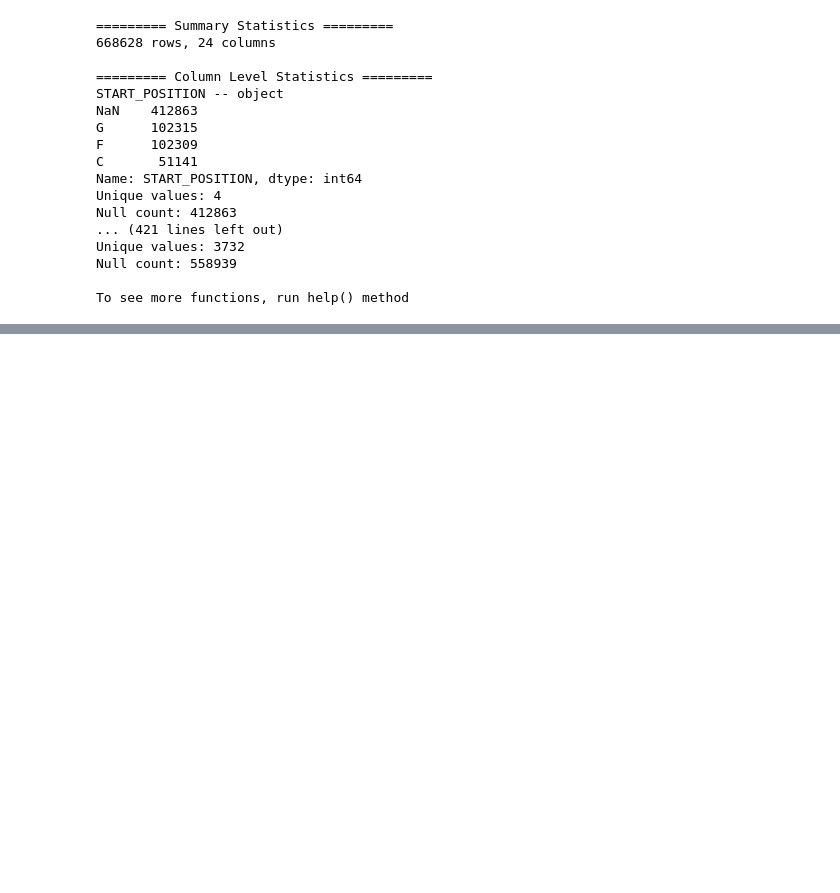
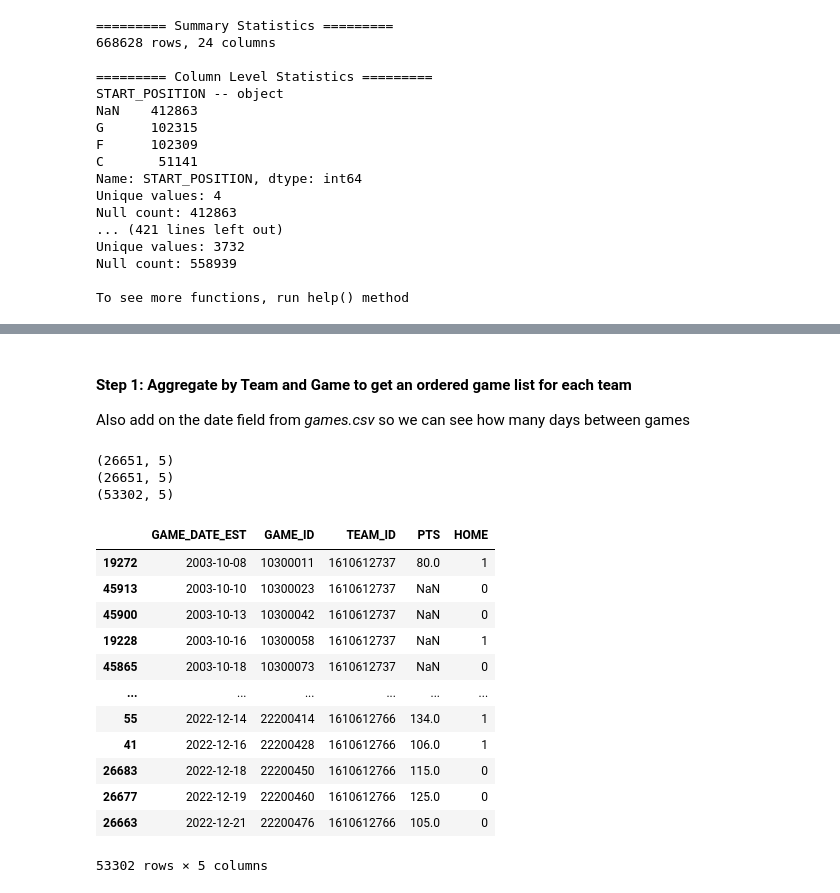
Before and after one commit to brownbrandon272/basketball, a Jupyter notebook: scripts/detail_explore.ipynb, the cells around one changed output, grey strips where cells are left out. Saved outputs shown, nothing was run; the diff lists cells and outputs as text; code cells hidden in the pictures; blank space fills up the shorter version.

```diff
--- a/scripts/detail_explore.ipynb
+++ b/scripts/detail_explore.ipynb
@@ -23 +23,4 @@ display(df_game_detail.sample(5))
 5 rows × 29 columns
+# %%
+df_games = pd.read_csv(data_path + 'games.csv')
+display(df_games.sample(5))
@@ -264,0 +295,34 @@ explore2.
+# %% [markdown]
+#### Step 1: Aggregate by Team and Game to get an ordered game list for each team
+Also add on the date field from *games.csv* so we can see how many days between games
+# %%
+df_gamedays_home = df_games[['GAME_DATE_EST', 'GAME_ID', 'HOME_TEAM_ID', 'PTS_home']].copy()
+df_gamedays_home.columns = ['GAME_DATE_EST', 'GAME_ID', 'TEAM_ID', 'PTS']
+df_gamedays_home['HOME'] = 1
+print(df_gamedays_home.shape)
+
+df_gamedays_away = df_games[['GAME_DATE_EST', 'GAME_ID', 'VISITOR_TEAM_ID', 'PTS_away']].copy()
+df_gamedays_away.columns = ['GAME_DATE_EST', 'GAME_ID', 'TEAM_ID', 'PTS']
+df_gamedays_away['HOME'] = 0
+print(df_gamedays_away.shape)
+
+df_gamedays = pd.concat([df_gamedays_home, df_gamedays_away], axis=0, ignore_index=True, sort=False).sort_values(by=['TEAM_ID', 'GAME_DATE_EST'])
+print(df_gamedays.shape)
+display(df_gamedays)
+# %% [output]
+(26651, 5)
+(26651, 5)
+(53302, 5)
+|  | GAME_DATE_EST | GAME_ID | TEAM_ID | PTS | HOME |
+| 19272 | 2003-10-08 | 10300011 | 1610612737 | 80.0 | 1 |
+| 45913 | 2003-10-10 | 10300023 | 1610612737 | NaN | 0 |
+| 45900 | 2003-10-13 | 10300042 | 1610612737 | NaN | 0 |
+| 19228 | 2003-10-16 | 10300058 | 1610612737 | NaN | 1 |
+| 45865 | 2003-10-18 | 10300073 | 1610612737 | NaN | 0 |
+| ... | ... | ... | ... | ... | ... |
+| 55 | 2022-12-14 | 22200414 | 1610612766 | 134.0 | 1 |
+| 41 | 2022-12-16 | 22200428 | 1610612766 | 106.0 | 1 |
+| 26683 | 2022-12-18 | 22200450 | 1610612766 | 115.0 | 0 |
+| 26677 | 2022-12-19 | 22200460 | 1610612766 | 125.0 | 0 |
+| 26663 | 2022-12-21 | 22200476 | 1610612766 | 105.0 | 0 |
+53302 rows × 5 columns
```
Also changed, not shown: parts of 10 cells of this notebook.
